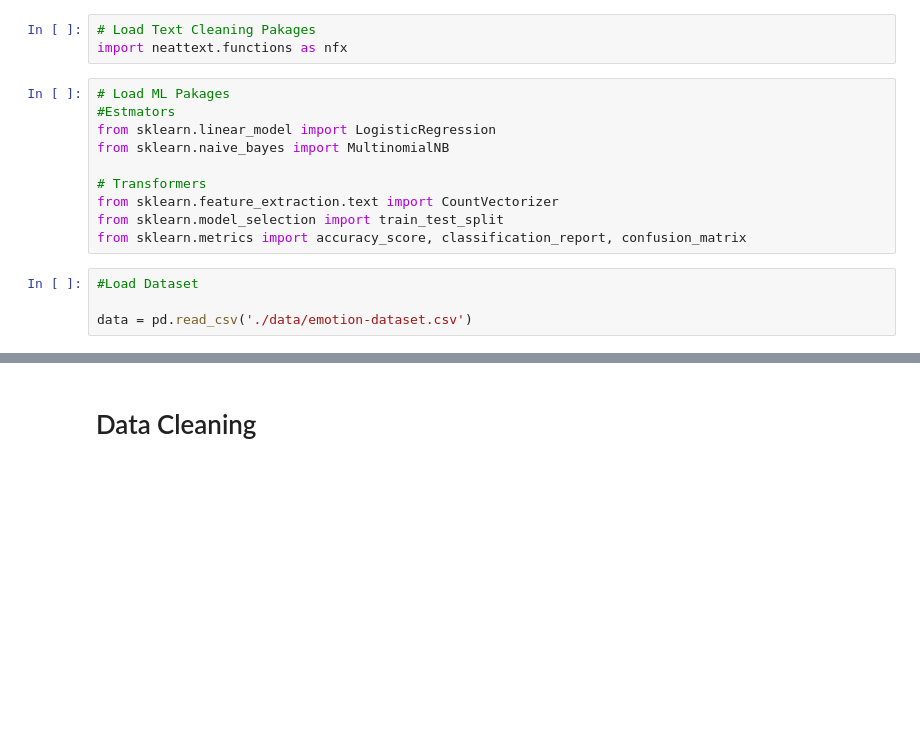
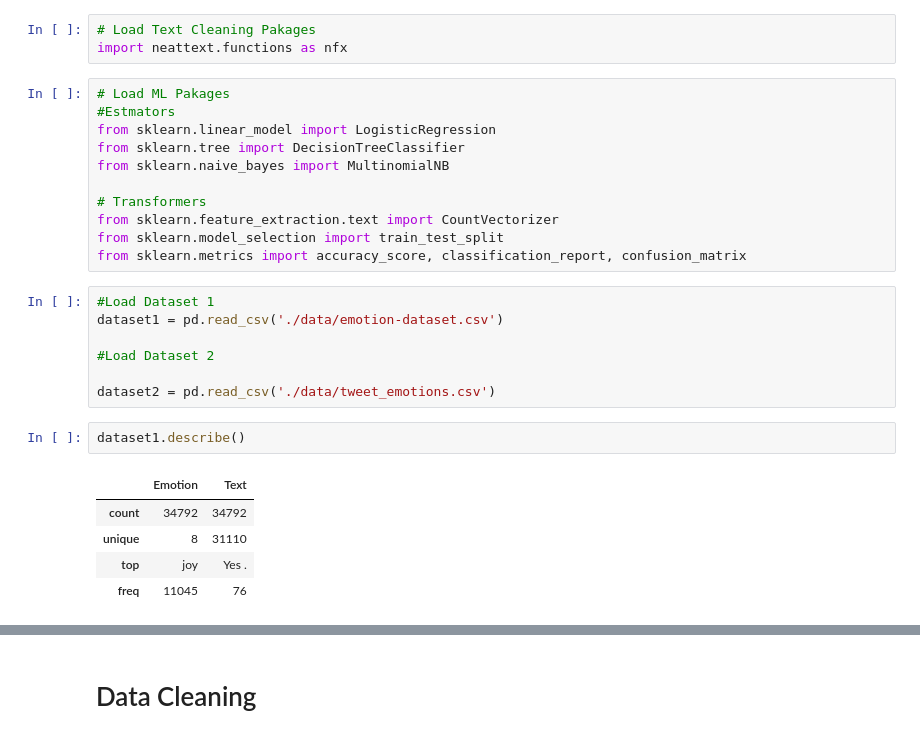
Before and after one commit to Mdsomratakbor/Sentiment_Analysis_To_Text, a Jupyter notebook: emotion-dection-from-text.ipynb, the cells around one changed output, grey strips where cells are left out. Drawn from its saved outputs; the diff is of its cells as text; blank space fills up the shorter version.

```diff
--- a/emotion-dection-from-text.ipynb
+++ b/emotion-dection-from-text.ipynb
@@ -16,6 +16,7 @@ import neattext.functions as nfx
 # Load ML Pakages
 #Estmators
 from sklearn.linear_model import LogisticRegression
+from sklearn.tree import DecisionTreeClassifier
 from sklearn.naive_bayes import MultinomialNB
 
 # Transformers
@@ -23,6 +24,17 @@ from sklearn.feature_extraction.text import CountVectorizer
 from sklearn.model_selection import train_test_split
 from sklearn.metrics import accuracy_score, classification_report, confusion_matrix
 # %%
-#Load Dataset
+#Load Dataset 1
+dataset1 = pd.read_csv('./data/emotion-dataset.csv')
 
-data = pd.read_csv('./data/emotion-dataset.csv')
+#Load Dataset 2
+
+dataset2 = pd.read_csv('./data/tweet_emotions.csv')
+# %%
+dataset1.describe()
+# %% [output]
+|  | Emotion | Text |
+| count | 34792 | 34792 |
+| unique | 8 | 31110 |
+| top | joy | Yes . |
+| freq | 11045 | 76 |
```
Also changed, not shown: parts of 29 cells of this notebook, 5 other files.
